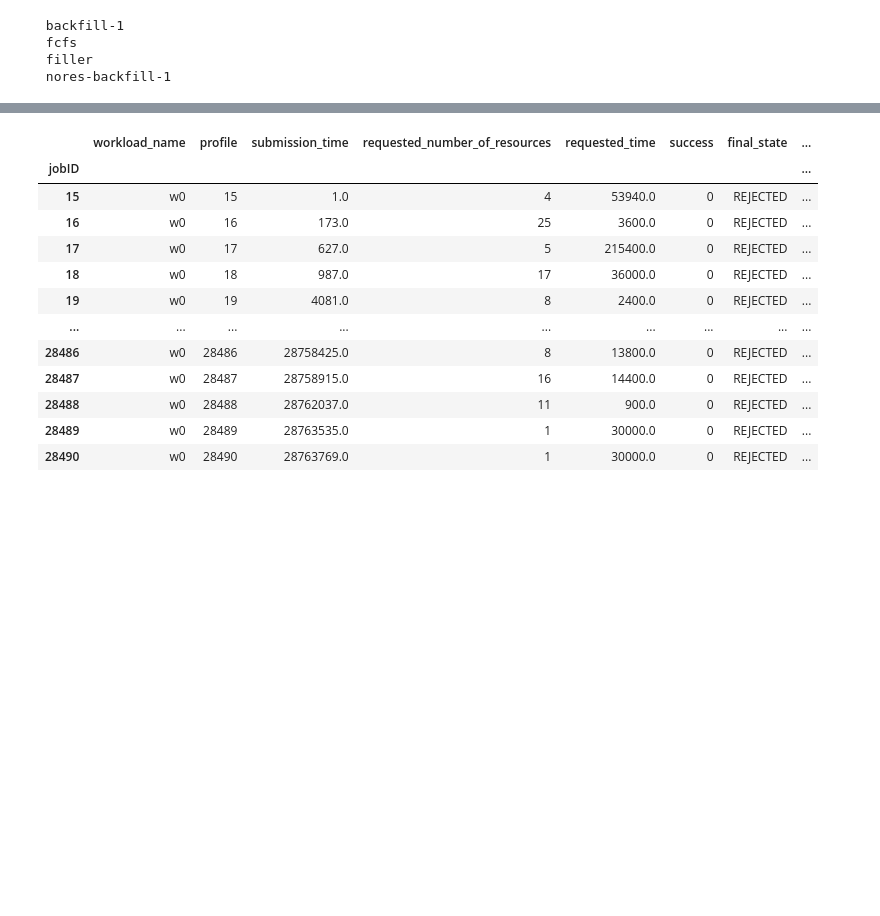
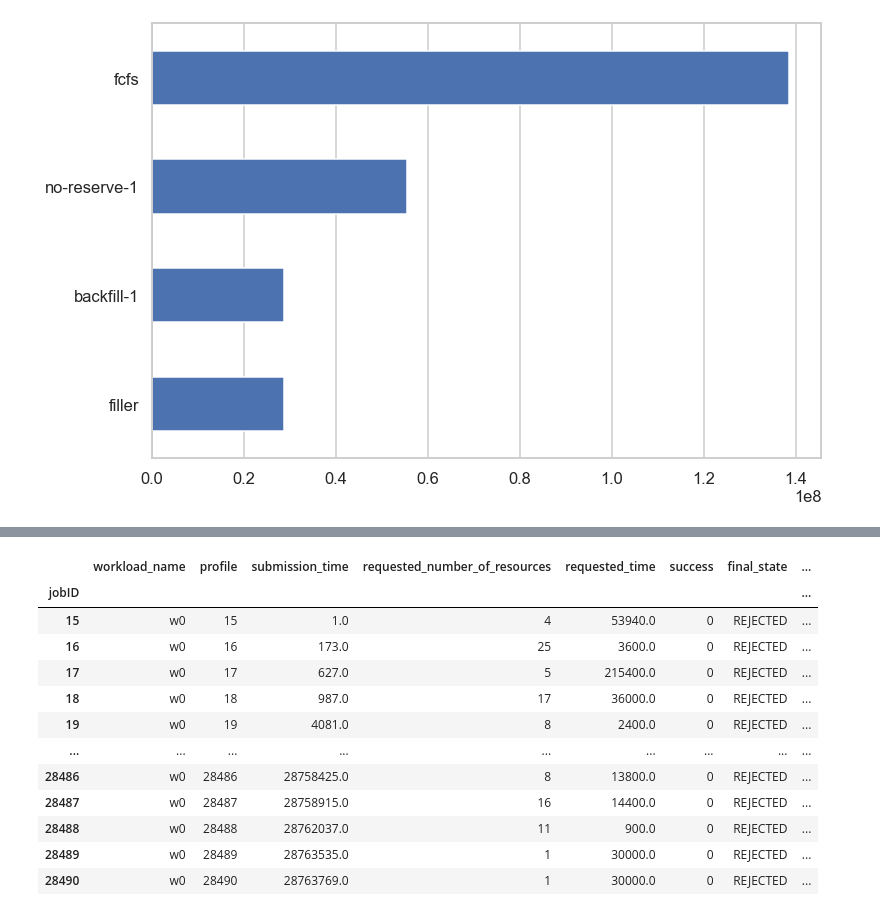
Before and after one commit to jankopanski/Burst-Buffer-Scheduling, a Jupyter notebook: analysis/IOSingleWorkloadComparison.ipynb, the cells around one changed output, grey strips where cells are left out. Cells and saved outputs as stored; diff of their text form; code cells hidden in the pictures; blank space fills up the shorter version.

```diff
--- a/analysis/IOSingleWorkloadComparison.ipynb
+++ b/analysis/IOSingleWorkloadComparison.ipynb
@@ -83,17 +147,5 @@ fig.tight_layout()
-# %%
-jobsets = {}
-for file in jobs_files:
-    if files_prefix:
-        workload_name, schedule_name, _ = os.path.basename(file).split('_')
-    else:
-        workload_name = ''
-        schedule_name, _ = os.path.basename(file).split('_')
-    if workload_name != files_prefix:
-        continue
-    print(workload_name, schedule_name)
-    jobsets[schedule_name] = JobSet.from_csv(file)
-# %% [output]
- backfill-1
- fcfs
- filler
- nores-backfill-1
+# %%
+ax = metrics['makespan'].plot.barh(figsize=(12, 8))
+ax.grid(axis='y')
+# %% [output]
+[figure, added]
```
Also changed, not shown: parts of 15 cells of this notebook.
